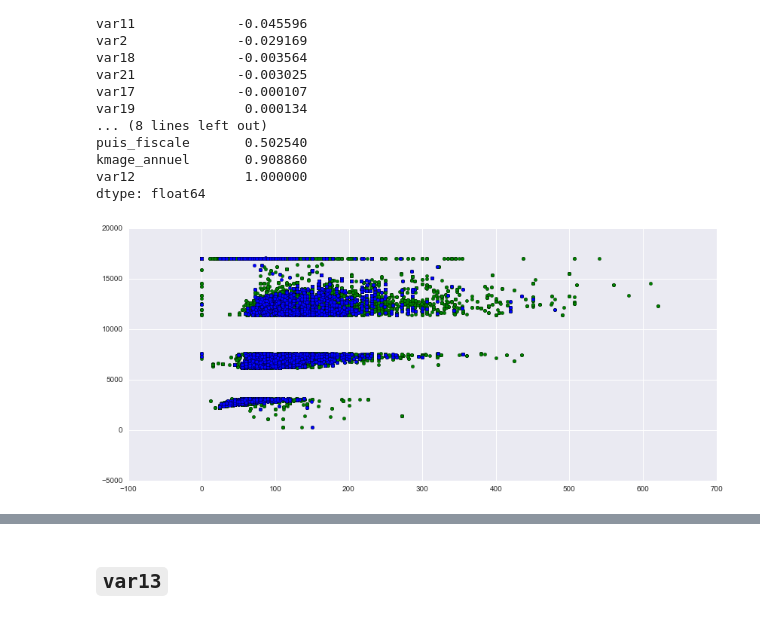
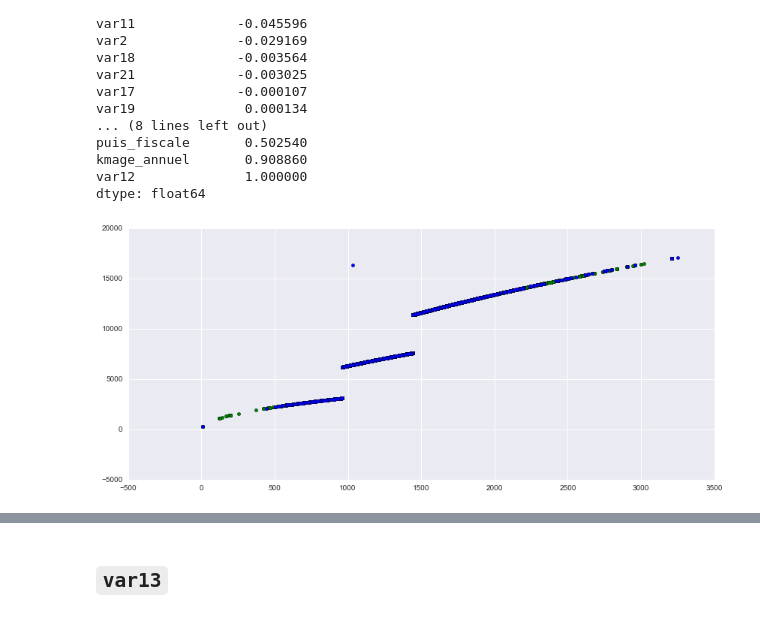
Before and after one commit to demidovakatya/competitions, a Jupyter notebook: eda_correlations.ipynb, the cells around one changed output, grey strips where cells are left out. Drawn from its saved outputs; the diff is of its cells as text; code cells hidden in the pictures.

```diff
--- a/eda_correlations.ipynb
+++ b/eda_correlations.ipynb
@@ -562,7 +562,7 @@ var12              1.000000
 dtype: float64
 # %%
 plt.figure(figsize = (14, 6))
-plt.scatter(X.var9, X.kmage_annuel, c='g');
-plt.scatter(X_test.var9, X_test.kmage_annuel);
+plt.scatter(X.var12, X.kmage_annuel, c='g');
+plt.scatter(X_test.var12, X_test.kmage_annuel);
 # %% [output]
-[figure, old version]
+[figure, new version]
```
Also changed, not shown: parts of 2 cells of this notebook.
